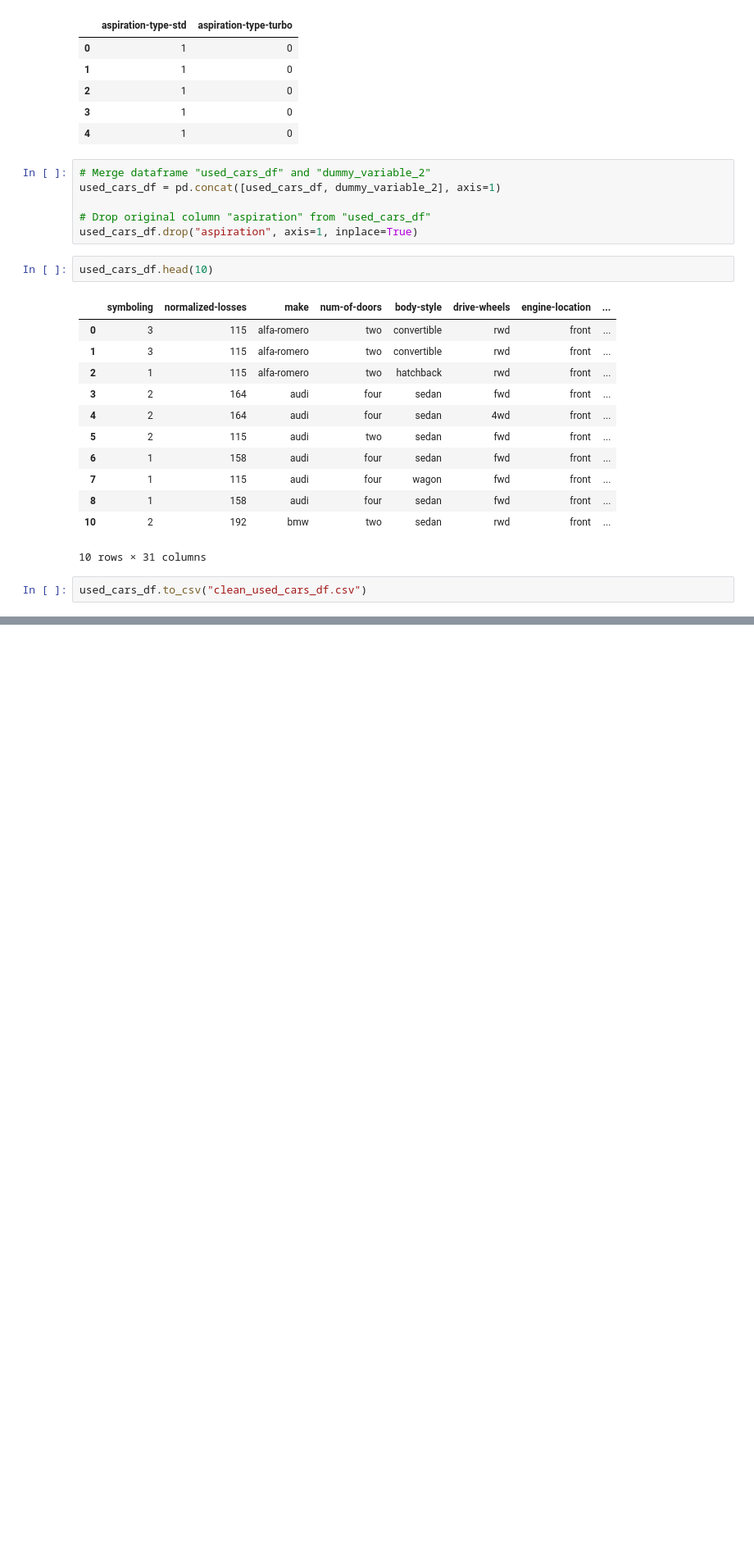
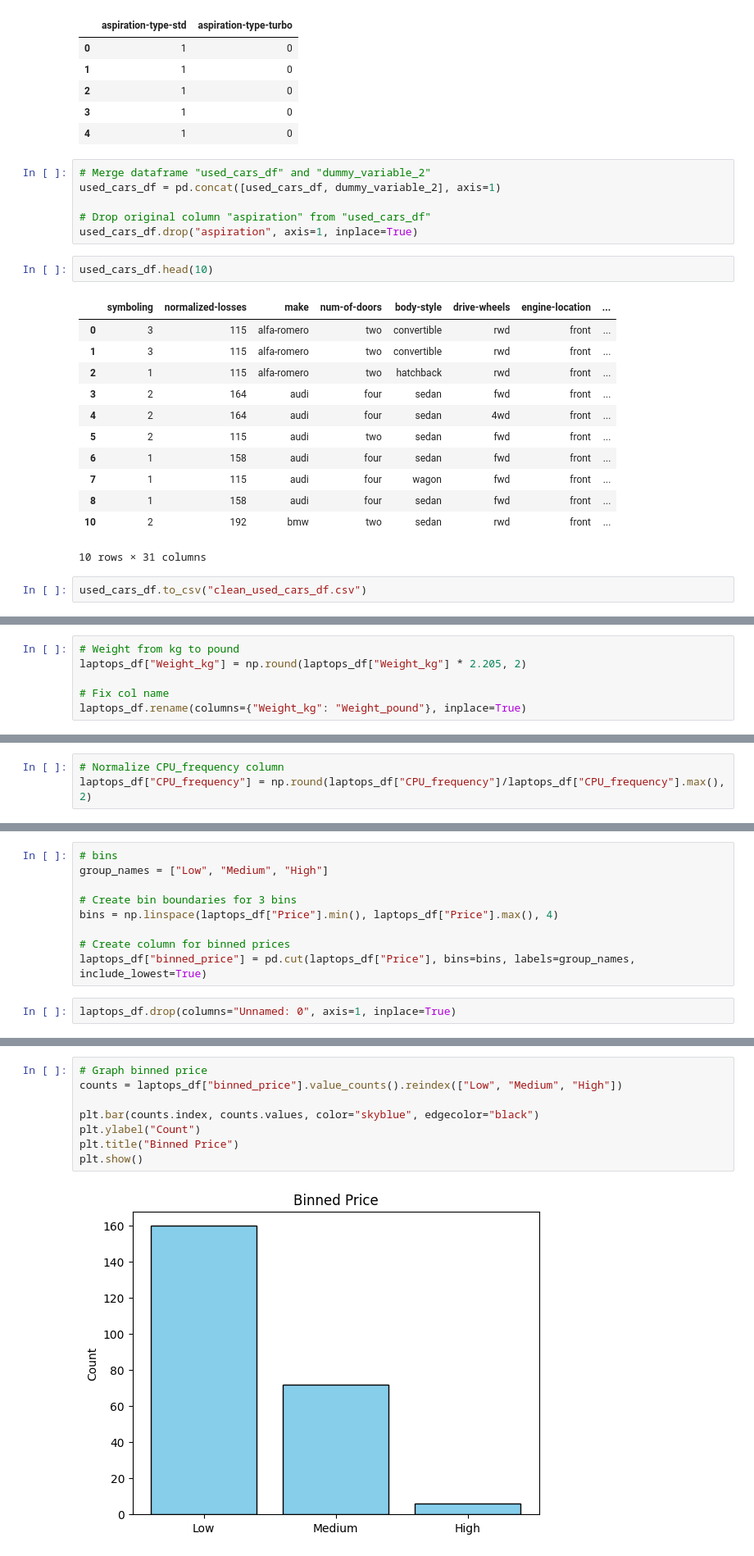
Before and after one commit to Yasir-4/data-science-practice, a Jupyter notebook: practice_2.ipynb, the cells around one changed output, grey strips where cells are left out. Shown at 82% size. Cells and saved outputs as stored; diff of their text form; blank space fills up the shorter version.

```diff
--- a/practice_2.ipynb
+++ b/practice_2.ipynb
@@ -3590,0 +3721,6 @@ used_cars_df.to_csv("clean_used_cars_df.csv")
+# %%
+# Weight from kg to pound
+laptops_df["Weight_kg"] = np.round(laptops_df["Weight_kg"] * 2.205, 2)
+
+# Fix col name
+laptops_df.rename(columns={"Weight_kg": "Weight_pound"}, inplace=True)
@@ -3590,0 +3736,3 @@ used_cars_df.to_csv("clean_used_cars_df.csv")
+# %%
+# Normalize CPU_frequency column
+laptops_df["CPU_frequency"] = np.round(laptops_df["CPU_frequency"]/laptops_df["CPU_frequency"].max(), 2)
@@ -3590,0 +3748,11 @@ used_cars_df.to_csv("clean_used_cars_df.csv")
+# %%
+# bins
+group_names = ["Low", "Medium", "High"]
+
+# Create bin boundaries for 3 bins
+bins = np.linspace(laptops_df["Price"].min(), laptops_df["Price"].max(), 4)
+
+# Create column for binned prices
+laptops_df["binned_price"] = pd.cut(laptops_df["Price"], bins=bins, labels=group_names, include_lowest=True)
+# %%
+laptops_df.drop(columns="Unnamed: 0", axis=1, inplace=True)
@@ -3590,0 +3768,10 @@ used_cars_df.to_csv("clean_used_cars_df.csv")
+# %%
+# Graph binned price
+counts = laptops_df["binned_price"].value_counts().reindex(["Low", "Medium", "High"])
+
+plt.bar(counts.index, counts.values, color="skyblue", edgecolor="black")
+plt.ylabel("Count")
+plt.title("Binned Price")
+plt.show()
+# %% [output]
+[figure, added]
```
Also changed, not shown: parts of 28 cells of this notebook.
